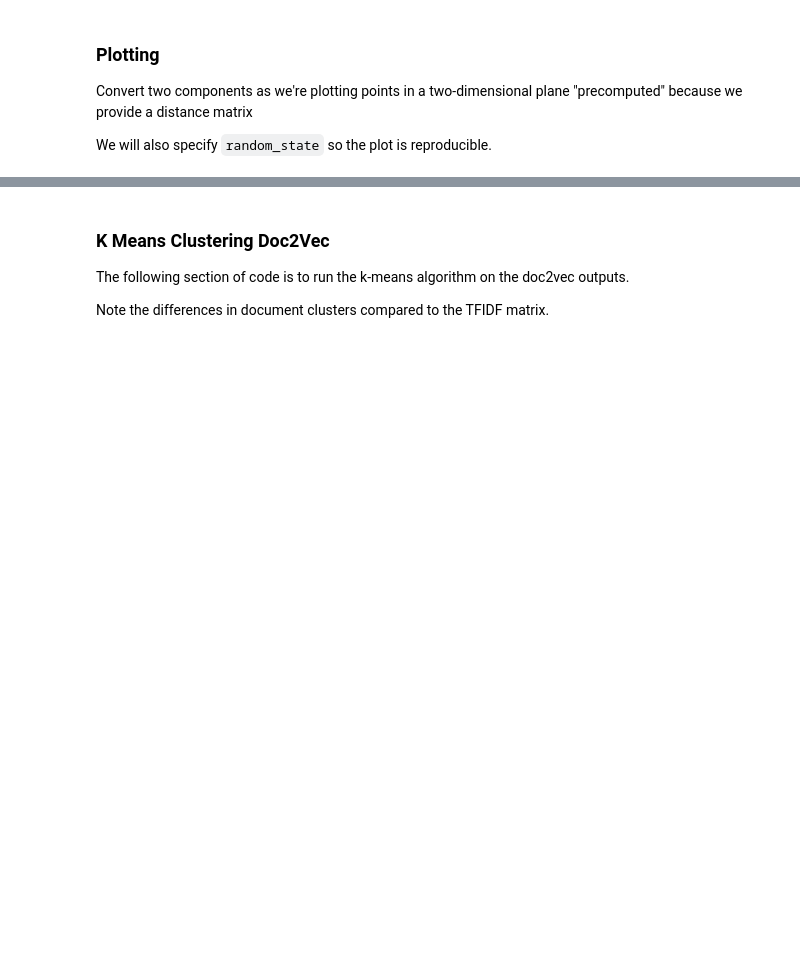
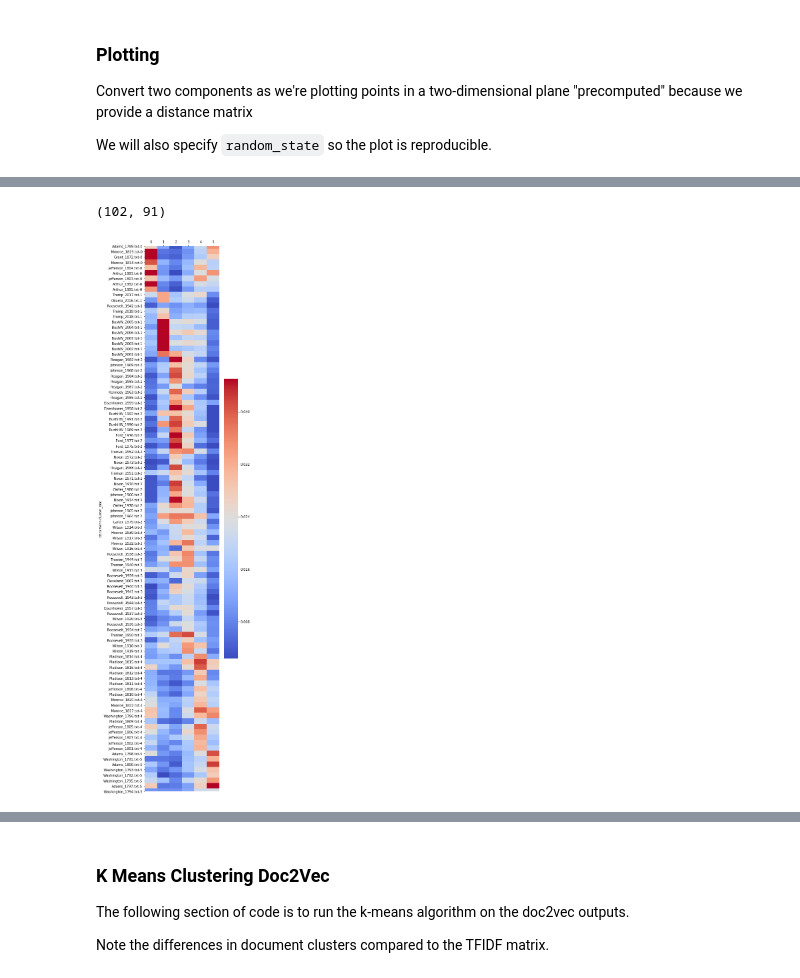
Before and after one commit to ksenluu/NU_453_NLP, a Jupyter notebook: A.3 Final Report - SOTU.ipynb, the cells around one changed output, grey strips where cells are left out. Saved outputs shown, nothing was run; the diff lists cells and outputs as text; code cells hidden in the pictures; blank space fills up the shorter version.

```diff
--- a/A.3 Final Report - SOTU.ipynb
+++ b/A.3 Final Report - SOTU.ipynb
@@ -379,0 +421,7 @@ ax.legend(loc='center left', bbox_to_anchor=(1, 0.5))      #show legend with onl
+# %%
+titles = pd.DataFrame.from_dict(cluster_title, orient='index') #convert tiles to a dataframe
+titles = titles.stack() #stack document names into 1 column
+titles = titles.reset_index() #move index into a column
+titles = titles.rename(columns={'level_0': 'cluster_doc', 0:'document'}) #rename columns
+titles = titles.drop(['level_1'], axis=1) #drop unecessary column
+titles.head()
@@ -379,0 +435,28 @@ ax.legend(loc='center left', bbox_to_anchor=(1, 0.5))      #show legend with onl
+# %%
+# join TFIDF values to documents in new dataframe w/ clusters
+term_list = terms['term'].values.tolist() #pull all terms into a list
+matrix_clustering = matrix[term_list] #pull out only terms in clusters
+full_titles = titles.set_index('document').join(matrix_clustering, how='left') # join in tf-idf values
+full_titles.shape
+# %% [output]
+(102, 91)
+# %%
+# calculate average tf-idf values for each cluster of terms
+for i in range (k):
+    full_titles[i] = full_titles[term_clusters[i].values.tolist()].mean(axis=1)
+# %%
+# remove all other columsn leaving only the average
+full_titles = full_titles.set_index('cluster_doc', append=True)
+full_titles_final = full_titles[full_titles.columns[-k:]]
+# %%
+from pandas import DataFrame
+import seaborn as sns
+%matplotlib inline
+
+plt.figure(figsize=(5,30))
+plt.rcParams['font.size'] = 10
+p=sns.heatmap(full_titles_final, cmap='coolwarm', robust=True)
+p.xaxis.tick_top()
+p.xaxis.set_label_position('top')
+# %% [output]
+[figure, added]
```
Also changed, not shown: parts of 17 cells of this notebook, 6 other files.
